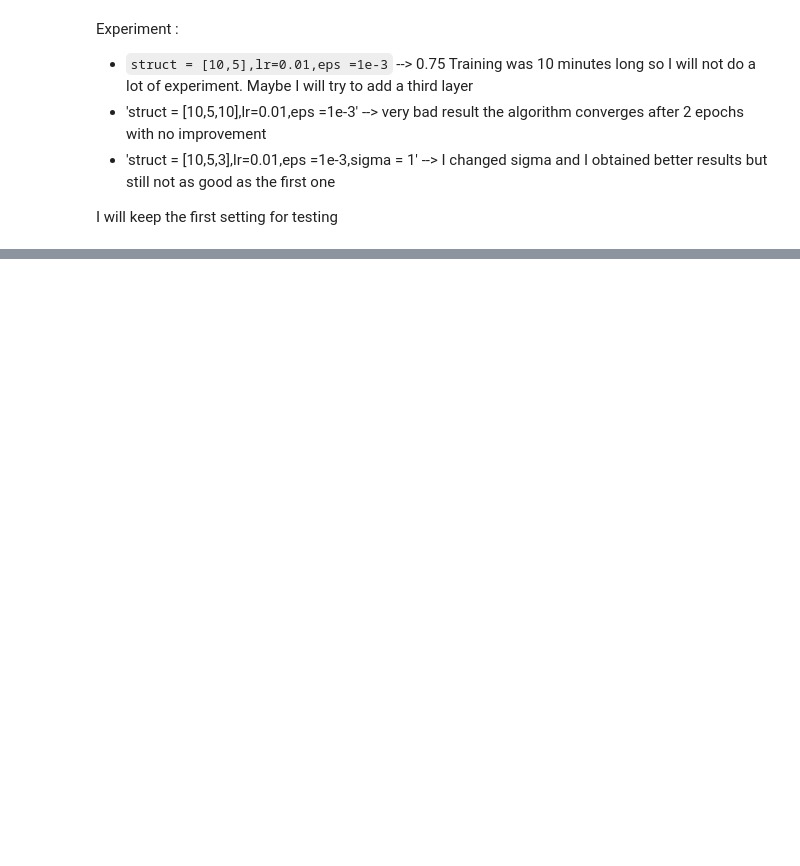
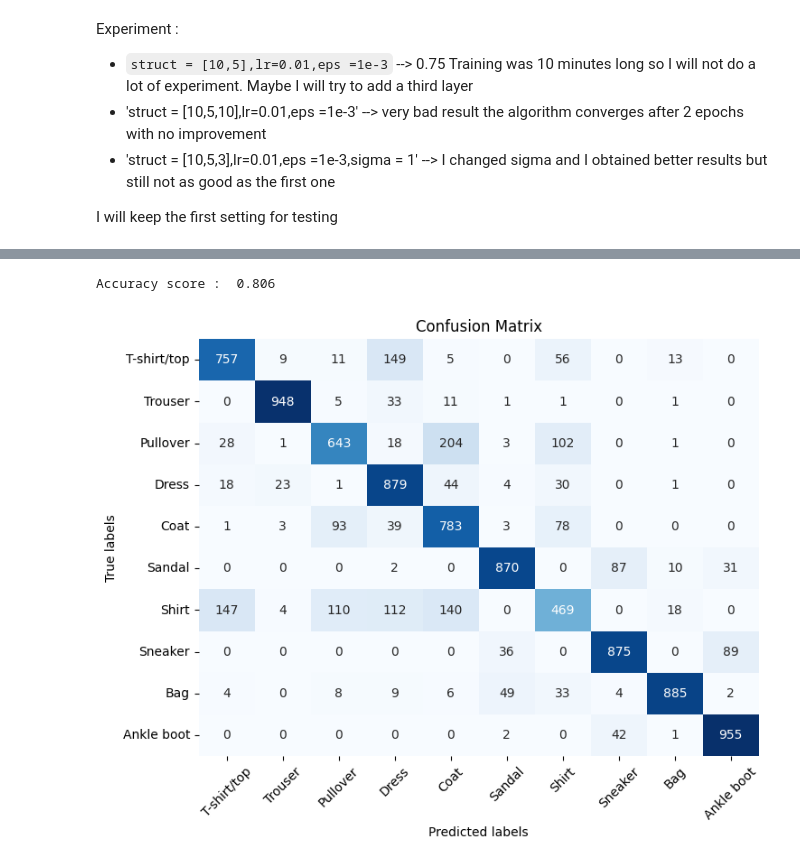
Before and after one commit to Gillesdek/Neural_Network_fromScratch, a Jupyter notebook: Assigment1.ipynb, the cells around one changed output, grey strips where cells are left out. Saved outputs shown, nothing was run; the diff lists cells and outputs as text; code cells hidden in the pictures; blank space fills up the shorter version.

```diff
--- a/Assigment1.ipynb
+++ b/Assigment1.ipynb
@@ -1359,15 +1423,24 @@ Training complete, convergence is reached after 36 epochs
 X_test_mnist_multi = test_imgs/255
 y_test_mnist_multi = test_labels
 
-y_pred = predict_NN(X_test_mnist_multi,W,b)
+y_pred = predict_NN_bis(X_test_mnist_multi,W,b)
 acc = accuracy_score(y_pred,y_test_mnist_multi)
 print(f'Accuracy score : {acc: .3f}')
+# %% [output]
+Accuracy score :  0.806
 # %%
 cm = confusion_matrix(y_test_mnist_multi, y_pred)
-cm
-plt.figure(figsize=(6, 4))
+label_names = ['T-shirt/top', 'Trouser', 'Pullover', 'Dress', 'Coat', 'Sandal', 'Shirt', 'Sneaker', 'Bag', 'Ankle boot']
+
+plt.figure(figsize=(8, 6))
 sns.heatmap(cm, annot=True, fmt="d", cmap="Blues", cbar=False)
+tick_marks = np.arange(len(label_names))
+plt.xticks(tick_marks + 0.5, label_names, rotation=45)
+plt.yticks(tick_marks + 0.5, label_names, rotation=0)
 plt.xlabel("Predicted labels")
 plt.ylabel("True labels")
 plt.title("Confusion Matrix")
+
 plt.show()
+# %% [output]
+[figure, added]
```
Also changed, not shown: parts of 54 cells of this notebook, 1 other file.
